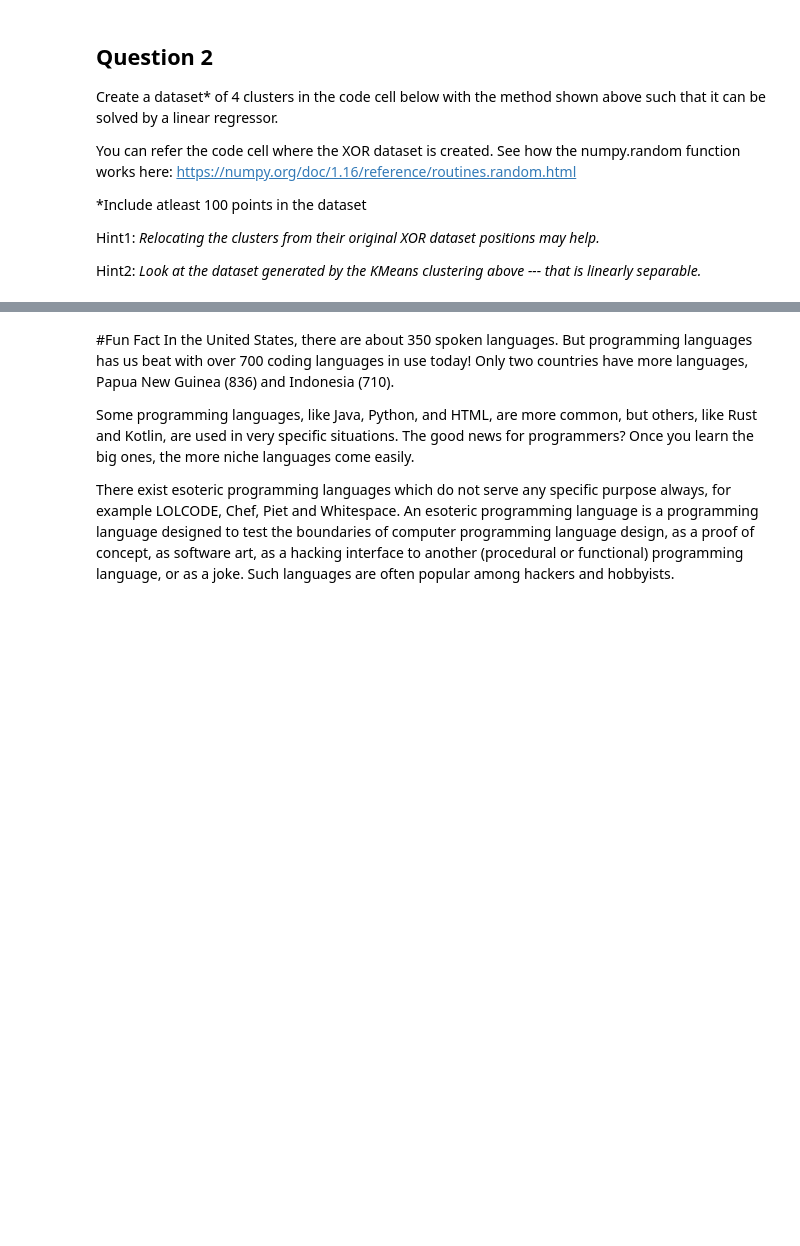
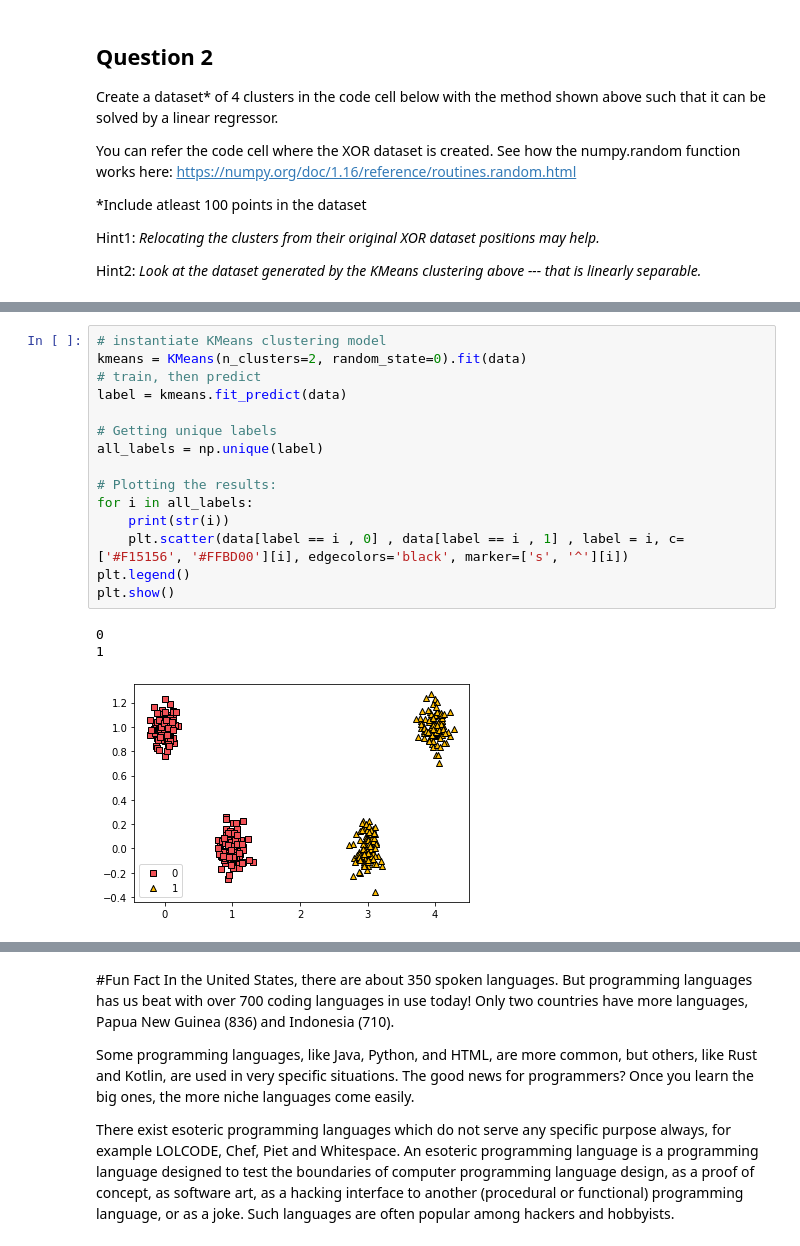
Before and after one commit to donyewakefield/FutureMakers2022, a Jupyter notebook: Copy_of_Day_3_Intro_to_Deep_Learning_DW.ipynb, the cells around one changed output, grey strips where cells are left out. Cells and saved outputs as stored; diff of their text form; blank space fills up the shorter version.

```diff
--- a/Copy_of_Day_3_Intro_to_Deep_Learning_DW.ipynb
+++ b/Copy_of_Day_3_Intro_to_Deep_Learning_DW.ipynb
@@ -222,0 +331,19 @@ Refer to the code cells that introduce these models for assistance with specific
+# %%
+# instantiate KMeans clustering model
+kmeans = KMeans(n_clusters=2, random_state=0).fit(data)
+# train, then predict
+label = kmeans.fit_predict(data)
+
+# Getting unique labels
+all_labels = np.unique(label)
+
+# Plotting the results:
+for i in all_labels:
+    print(str(i))
+    plt.scatter(data[label == i , 0] , data[label == i , 1] , label = i, c=['#F15156', '#FFBD00'][i], edgecolors='black', marker=['s', '^'][i])
+plt.legend()
+plt.show()
+# %% [output]
+0
+1
+[figure, added]
```
Also changed, not shown: parts of 25 cells of this notebook.
